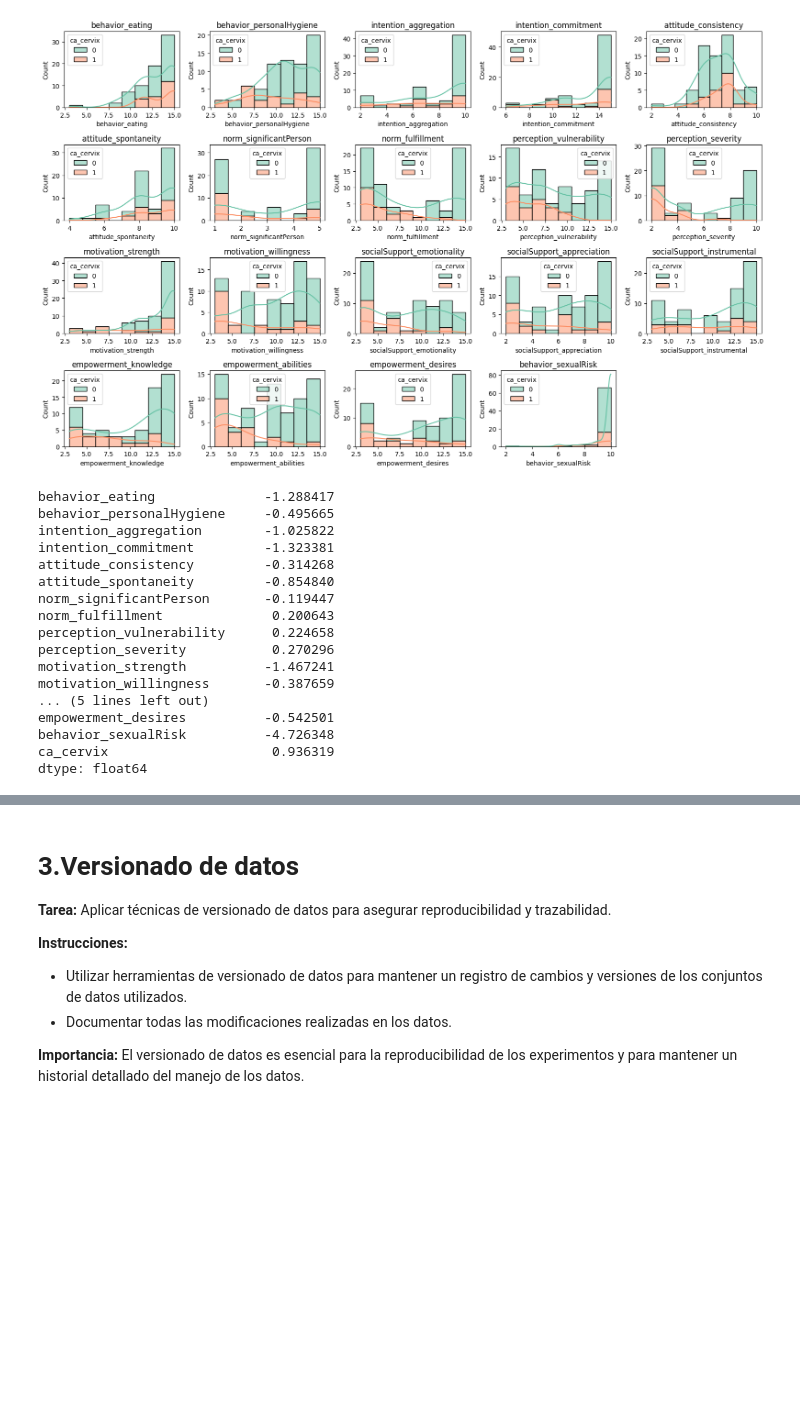
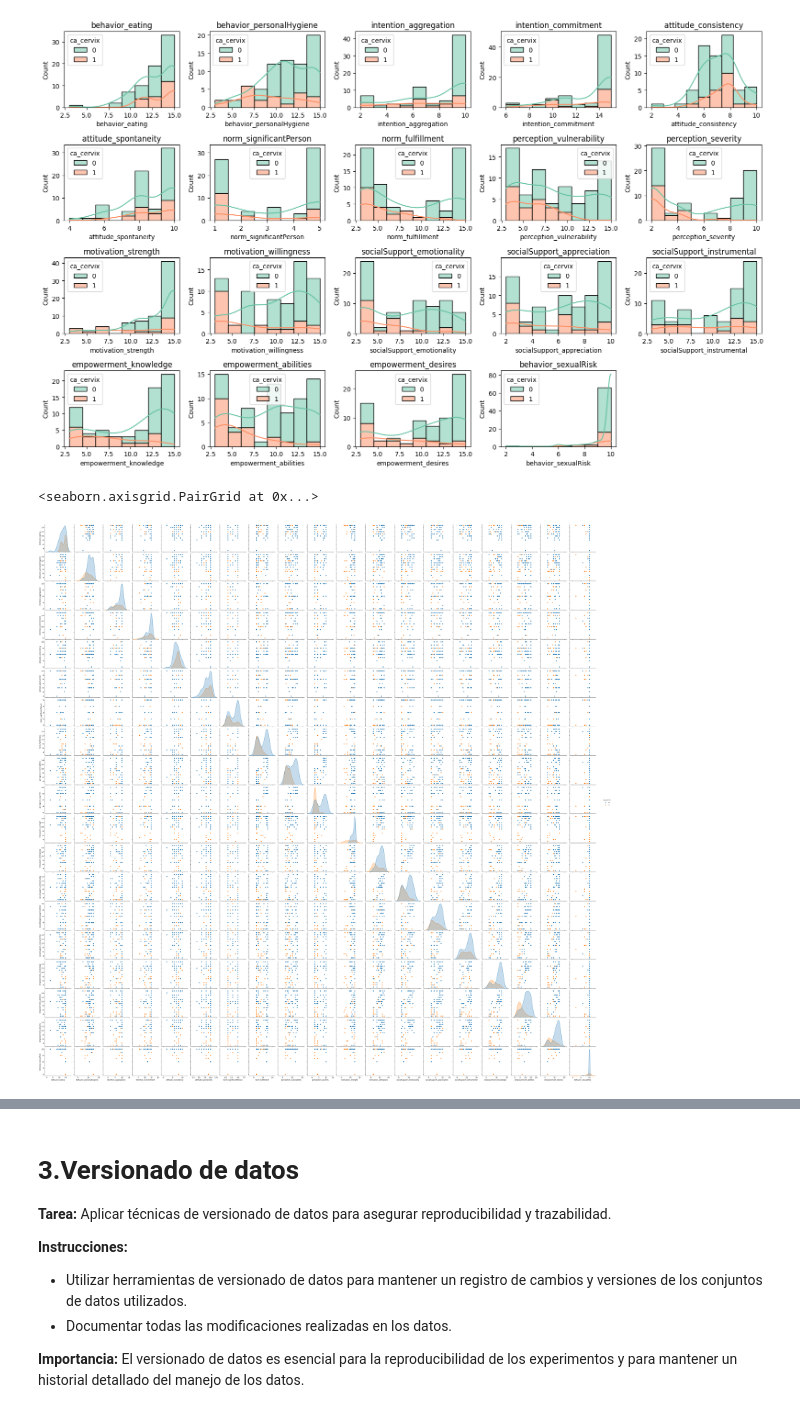
Before and after one commit to Tieralx/MNA-MLOps-, a Jupyter notebook: Fase 1_Equipo34.ipynb, the cells around one changed output, grey strips where cells are left out. Drawn from its saved outputs; the diff is of its cells as text; code cells hidden in the pictures; blank space fills up the shorter version.

Commit message:
Adding EDA plots

```diff
--- a/Fase 1_Equipo34.ipynb
+++ b/Fase 1_Equipo34.ipynb
@@ -169,23 +188,9 @@ for i, column in enumerate(cervical_data.columns[:-1]):
 plt.show()
 # %% [output]
 [figure]
-# %%
-cervical_data.skew()
-# %% [output]
-behavior_eating              -1.288417
-behavior_personalHygiene     -0.495665
-intention_aggregation        -1.025822
-intention_commitment         -1.323381
-attitude_consistency         -0.314268
-attitude_spontaneity         -0.854840
-norm_significantPerson       -0.119447
-norm_fulfillment              0.200643
-perception_vulnerability      0.224658
-perception_severity           0.270296
-motivation_strength          -1.467241
-motivation_willingness       -0.387659
-... (5 lines left out)
-empowerment_desires          -0.542501
-behavior_sexualRisk          -4.726348
-ca_cervix                     0.936319
-dtype: float64
+# %%
+
+sns.pairplot(cervical_data, hue="ca_cervix")
+# %% [output]
+<seaborn.axisgrid.PairGrid at 0x...>
+[figure, added]
```
Also changed, not shown: parts of 13 cells of this notebook.
